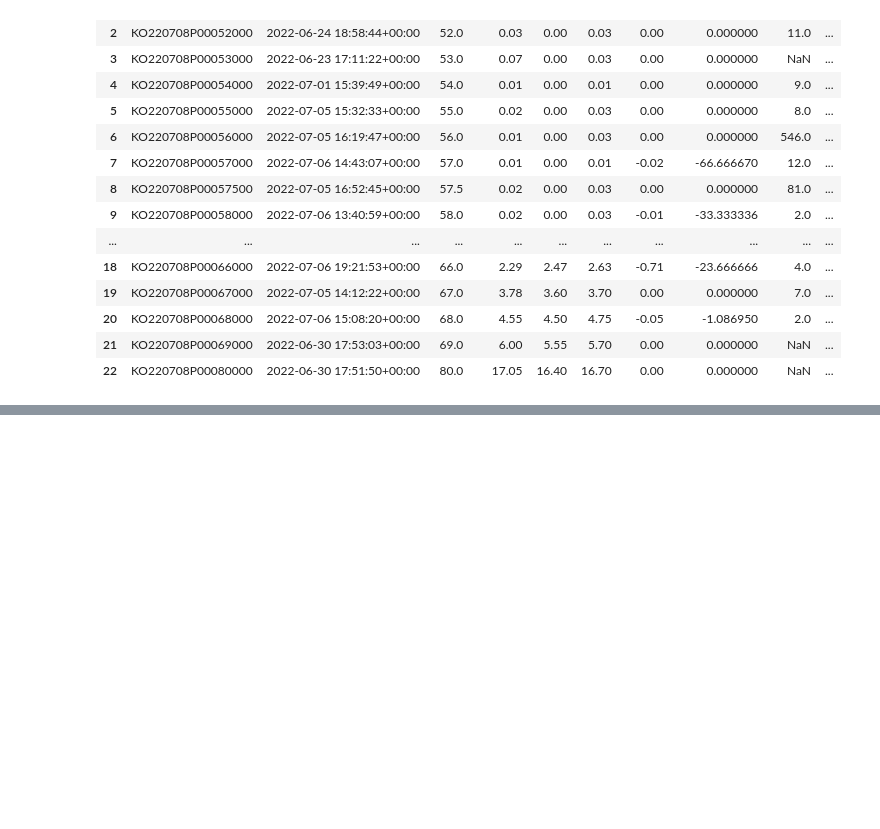
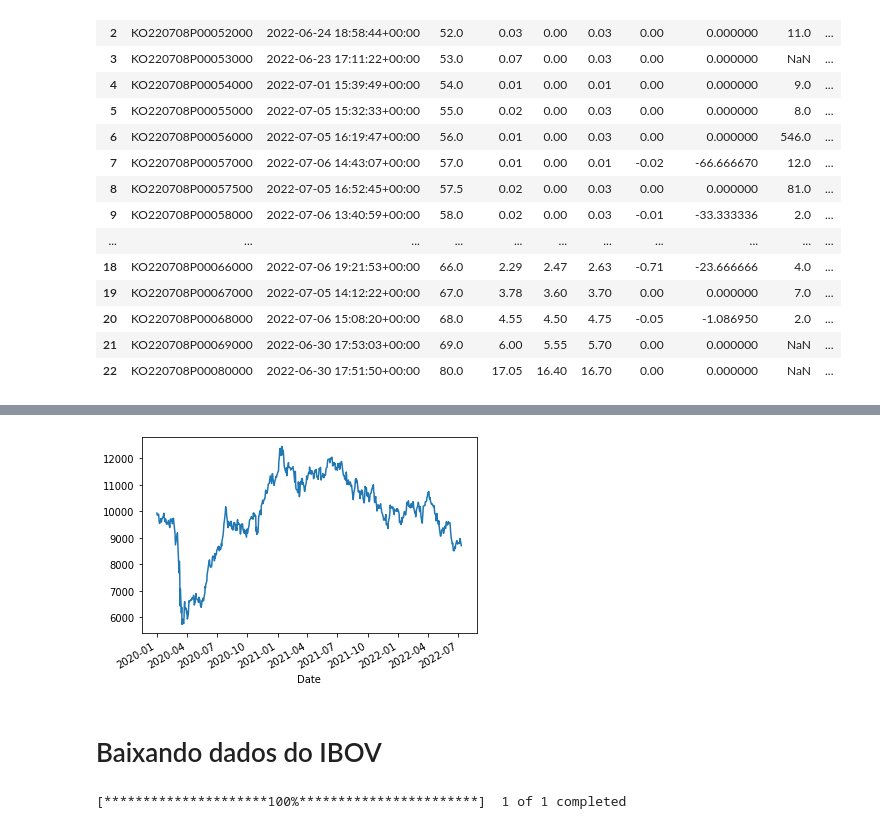
Before and after one commit to robertoricci/Curso-Python-para-Mercado-Financeiro-Trading-com-Dados, a Jupyter notebook: Aula_Biblioteca_yfinance_Obtendo_indicadores_fundamentalistas.ipynb, the cells around one changed output, grey strips where cells are left out. Saved outputs shown, nothing was run; the diff lists cells and outputs as text; code cells hidden in the pictures; blank space fills up the shorter version.

```diff
--- a/Aula_Biblioteca_yfinance_Obtendo_indicadores_fundamentalistas.ipynb
+++ b/Aula_Biblioteca_yfinance_Obtendo_indicadores_fundamentalistas.ipynb
@@ -362,0 +473,3 @@ opt.puts
+# %%
+#pegar primeira linha
+primeira = precos.iloc[0]
@@ -362,0 +490,4 @@ opt.puts
+# %%
+# temos 10000, vamos dividir 1000 em cada ativo
+valor_inv = 10000
+comprados = round((valor_inv/10)/primeira, 0)
@@ -362,0 +513,2 @@ opt.puts
+# %%
+pl = precos*comprados
@@ -362,0 +532,4 @@ opt.puts
+# %%
+#criar um coluna para somar tudo
+                       #fazer em todas linhas somar no sentido da coluna
+pl['Minha carteria'] = pl.iloc[:].sum(axis= 1 )
@@ -362,0 +546,10 @@ opt.puts
+# %%
+pl['Minha carteria'].plot();
+# %% [output]
+[figure, added]
+# %% [markdown]
+# Baixando dados do IBOV
+# %%
+ibov = yf.download('^BVSP',start= inicio,end=fim)
+# %% [output]
+[*********************100%***********************]  1 of 1 completed
```
Also changed, not shown: parts of 39 cells of this notebook.
